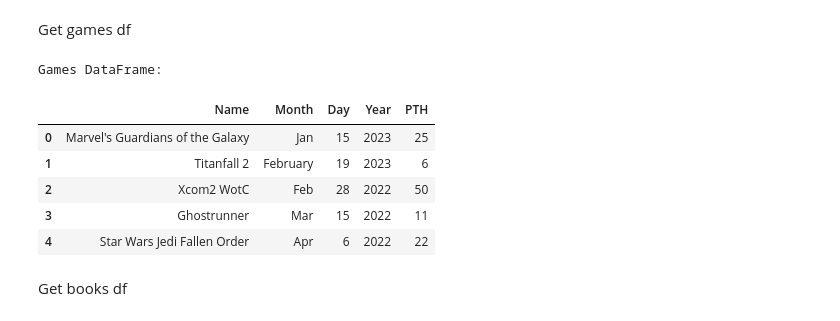
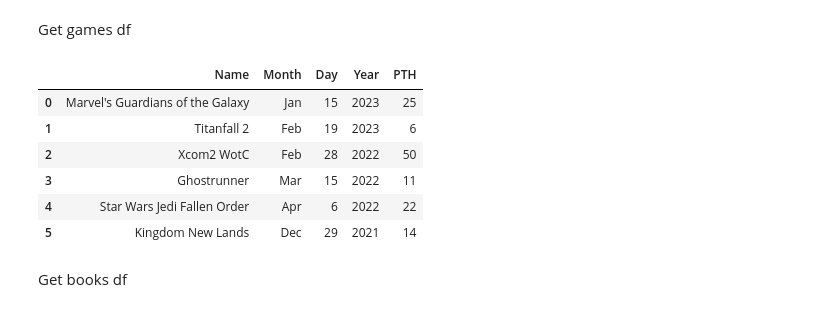
Before and after one commit to SanAntonik/time_counter, a Jupyter notebook: playground.ipynb, the cells around one changed output. Cells and saved outputs as stored; diff of their text form; code cells hidden in the pictures.

Commit message:
Handle date in games list like you did with movies df

```diff
--- a/playground.ipynb
+++ b/playground.ipynb
@@ -119,25 +119,25 @@ Get games df
 # %%
 # Find the 'Games:' section using the regular expression
 games_section = re.search(r"Games:(.*?)$", content, re.DOTALL).group(1).strip()
 # Define a regular expression pattern for extracting game information
-game_pattern = re.compile(r'\d+\. ([^\n]+) on ([A-Za-z]+) (\d{1,2}), (\d{4}) \((\d+) hours\)')
+game_pattern = re.compile(r'\d+\. ([^\n]+) on ([A-Za-z]+) (\d{1,2})(?:st|nd|rd|th)?, (\d{4}) \((\d+) hours\)')
 # Extract game information using the pattern
 game_data = game_pattern.findall(games_section)
-# 'PTH' stands for 'Play Time in Hours'
+# 'PTH' stands for 'Play Time in Hours'a
 cols=["Name", "Month", "Day", "Year", "PTH"]
 # Create a pandas DataFrame for games
 games_df = pd.DataFrame(game_data, columns=cols)
-# Print the DataFrame
-print("Games DataFrame:")
+# Shorten the month to the first three letters
+games_df["Month"] = games_df["Month"].apply(lambda month: month[:3])
 games_df
 # %% [output]
-Games DataFrame:
 |  | Name | Month | Day | Year | PTH |
 | 0 | Marvel's Guardians of the Galaxy | Jan | 15 | 2023 | 25 |
-| 1 | Titanfall 2 | February | 19 | 2023 | 6 |
+| 1 | Titanfall 2 | Feb | 19 | 2023 | 6 |
 | 2 | Xcom2 WotC | Feb | 28 | 2022 | 50 |
 | 3 | Ghostrunner | Mar | 15 | 2022 | 11 |
 | 4 | Star Wars Jedi Fallen Order | Apr | 6 | 2022 | 22 |
+| 5 | Kingdom New Lands | Dec | 29 | 2021 | 14 |
 # %% [markdown]
 Get books df
 # %%
```
Also changed, not shown: parts of 3 cells of this notebook.
